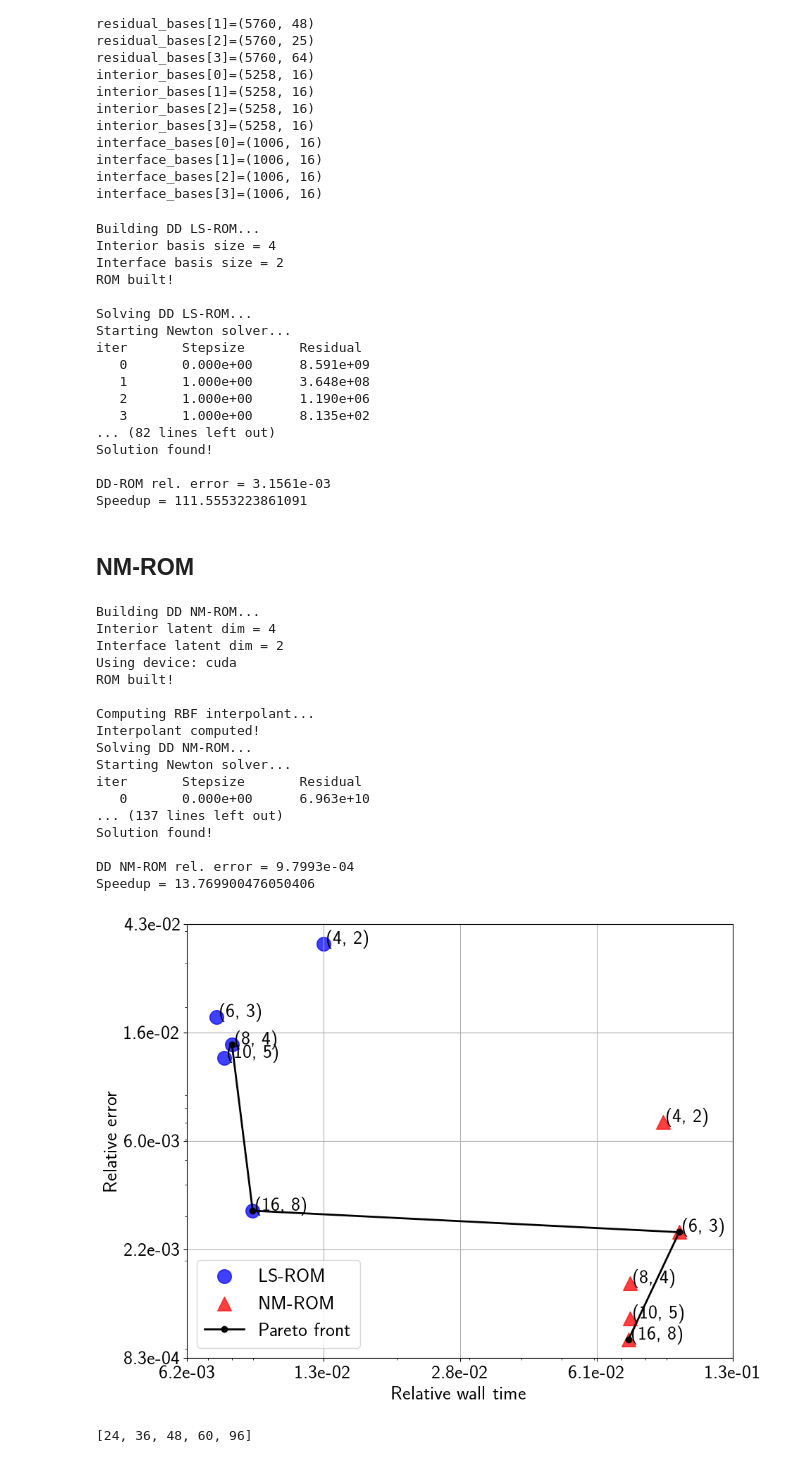
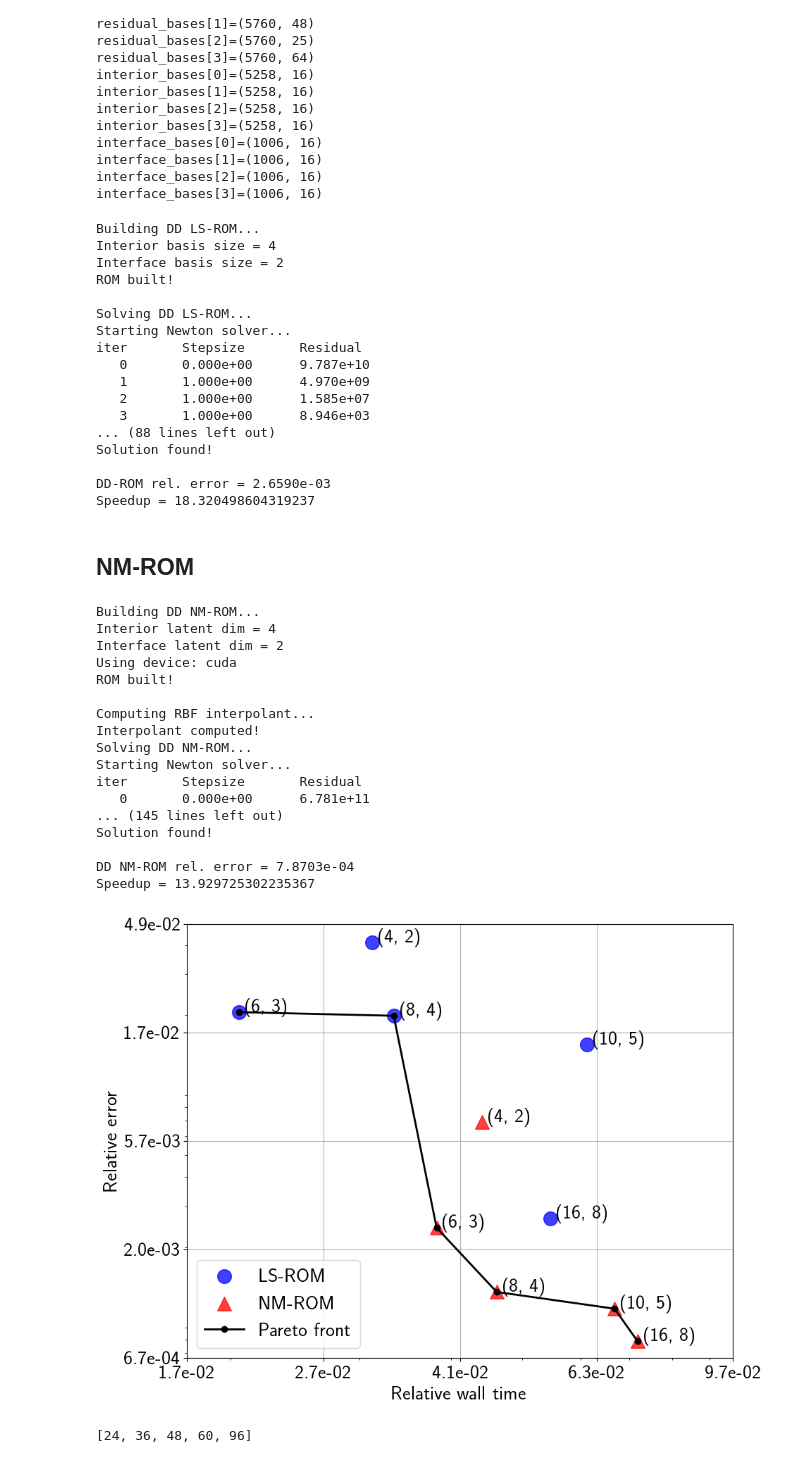
Before and after one commit to LLNL/DD-NM-ROM, a Jupyter notebook: driver_pareto_romsize.ipynb, the cells around one changed output. Cells and saved outputs as stored; diff of their text form; code cells hidden in the pictures.

```diff
--- a/driver_pareto_romsize.ipynb
+++ b/driver_pareto_romsize.ipynb
@@ -188,7 +186,7 @@ for j, romsize in enumerate(romsize_list):
     print(f'Interface basis size = {interface_bases[0].shape[1]}')
     sys.stdout.flush()
     ddlsrom = DD_LS_ROM(ddmdl, residual_bases, interior_bases, interface_bases,
-                        hr=True,
+                        hr=False,
                         hr_type='collocation',
                         sample_ratio=3,
                         n_samples=100,
@@ -212,7 +210,7 @@ for j, romsize in enumerate(romsize_list):
     # compute error
     dd_rom_rel_err = ddlsrom.compute_error(w_intr, w_intf, u_intr, v_intr, u_intf, v_intf)
     print(f'DD-ROM rel. error = {dd_rom_rel_err:1.4e}')
-    print(f'Speedup = {fom_time/rom_time}')
+    print(f'Speedup = {fom_time/rom_time}\n')
     sys.stdout.flush()
 
     lsrom_rel_times[j]  = rom_time/fom_time
@@ -226,15 +224,15 @@ ROM built!
 Solving DD LS-ROM...
 Starting Newton solver...
 iter       Stepsize       Residual
-   0       0.000e+00      8.591e+09
-   1       1.000e+00      3.648e+08
-   2       1.000e+00      1.190e+06
-   3       1.000e+00      8.135e+02
-... (82 lines left out)
+   0       0.000e+00      9.787e+10
+   1       1.000e+00      4.970e+09
+   2       1.000e+00      1.585e+07
+   3       1.000e+00      8.946e+03
+... (88 lines left out)
 Solution found!
 
-DD-ROM rel. error = 3.1561e-03
-Speedup = 111.5553223861091
+DD-ROM rel. error = 2.6590e-03
+Speedup = 18.320498604319237
 # %% [markdown]
 ## NM-ROM
 # %%
@@ -265,7 +263,7 @@ for j, r in enumerate(romsize_list):
                         intr_net_list,
                         intf_net_list,
                         residual_bases,
-                        hr=True,
+                        hr=False,
                         sample_ratio=3,
                         n_samples=100,
                         n_corners=25,
@@ -288,10 +286,8 @@ for j, r in enumerate(romsize_list):
 
 #     w0 = np.zeros(ndof_rom)
 
-    initial_time = time()
-    w0, lam0 = rbfmdl.get_initial(np.array([[a1, lam]]), ddnmrom)
+    w0, lam0, initial_time = rbfmdl.get_initial(np.array([[a1, lam]]), ddnmrom)
     w0 = np.concatenate([w0, lam0])
-    initial_time = time()-initial_time
 
     u_dd_rom, v_dd_rom, w_intr, w_intf, lam_opt, rom_time, itr = ddnmrom.solve(w0, tol=1e-3, maxit=15, print_hist=True)
     rom_time += initial_time
@@ -301,7 +297,7 @@ for j, r in enumerate(romsize_list):
     # compute error
     dd_rom_rel_err = ddnmrom.compute_error(w_intr, w_intf, u_intr, v_intr, u_intf, v_intf)
     print(f'DD NM-ROM rel. error = {dd_rom_rel_err:1.4e}')
-    print(f'Speedup = {fom_time/rom_time}')
+    print(f'Speedup = {fom_time/rom_time}\n')
     sys.stdout.flush()
 
     nmrom_rel_times[j]  = rom_time/fom_time
@@ -318,12 +314,12 @@ Interpolant computed!
 Solving DD NM-ROM...
 Starting Newton solver...
 iter       Stepsize       Residual
-   0       0.000e+00      6.963e+10
-... (137 lines left out)
+   0       0.000e+00      6.781e+11
+... (145 lines left out)
 Solution found!
 
-DD NM-ROM rel. error = 9.7993e-04
-Speedup = 13.769900476050406
+DD NM-ROM rel. error = 7.8703e-04
+Speedup = 13.929725302235367
 # %%
 # plot pareto fronts
 fig, ax = plt.subplots(figsize=(10, 8))
@@ -334,41 +330,41 @@ for i, r in enumerate(romsize_list):
     ax.text(lsrom_rel_times[i]*1.02, lsrom_rel_errors[i], (r, r//2))
     ax.text(nmrom_rel_times[i]*1.02, nmrom_rel_errors[i], (r, r//2))
 
-front_x = np.array([lsrom_rel_times[2], lsrom_rel_times[-1],
-                    nmrom_rel_times[1], nmrom_rel_times[-1]])
-front_y = np.array([lsrom_rel_errors[2], lsrom_rel_errors[-1],
-                    nmrom_rel_errors[1], nmrom_rel_errors[-1]])
+front_x = np.array([lsrom_rel_times[1], lsrom_rel_times[2],
+                    nmrom_rel_times[1], nmrom_rel_times[2], nmrom_rel_times[3], nmrom_rel_times[4]])
+front_y = np.array([lsrom_rel_errors[1], lsrom_rel_errors[2],
+                    nmrom_rel_errors[1], nmrom_rel_errors[2], nmrom_rel_errors[3], nmrom_rel_errors[4]])
 
 ax.plot(front_x, front_y, 'k.-', markersize=12, linewidth=2, label='Pareto front')
 
 ax.set_yscale('log')
 ax.set_xscale('log')
 
 xlim = [min(lsrom_rel_times.min(), nmrom_rel_times.min())*0.85,
         max(lsrom_rel_times.max(), nmrom_rel_times.max())*1.35]
 ylim = [min(lsrom_rel_errors.min(), nmrom_rel_errors.min())*0.85,
         max(lsrom_rel_errors.max(), nmrom_rel_errors.max())*1.2]
 
 xtick_locs = np.logspace(np.log10(xlim[0]), np.log10(xlim[1]), 5)
 xtick_labels = [f'{v:1.1e}' for v in xtick_locs]
 ytick_locs = np.logspace(np.log10(ylim[0]), np.log10(ylim[1]), 5)
 ytick_labels = [f'{v:1.1e}' for v in ytick_locs]
 
 ax.set_xlim(xlim)
 ax.set_ylim(ylim)
 ax.xaxis.set_minor_formatter(NullFormatter())
 ax.set_xticks(xtick_locs, xtick_labels)
 ax.set_yticks(ytick_locs, ytick_labels)
 
 ax.set_xlabel('Relative wall time')
 ax.set_ylabel('Relative error')
 ax.grid()
 ax.legend(loc='lower left')
 hr_str = '_col_hr' if ddnmrom.hr else ''
 file = fig_dir+f'pareto_romsize{hr_str}.png'
 plt.savefig(file, bbox_inches='tight', pad_inches=0.1)
 # %% [output]
-[figure, old version]
+[figure, new version]
 # %%
 [4*r+2*r for r in romsize_list]
 # %% [output]
```
Also changed, not shown: parts of 4 cells of this notebook, 3 other files.
